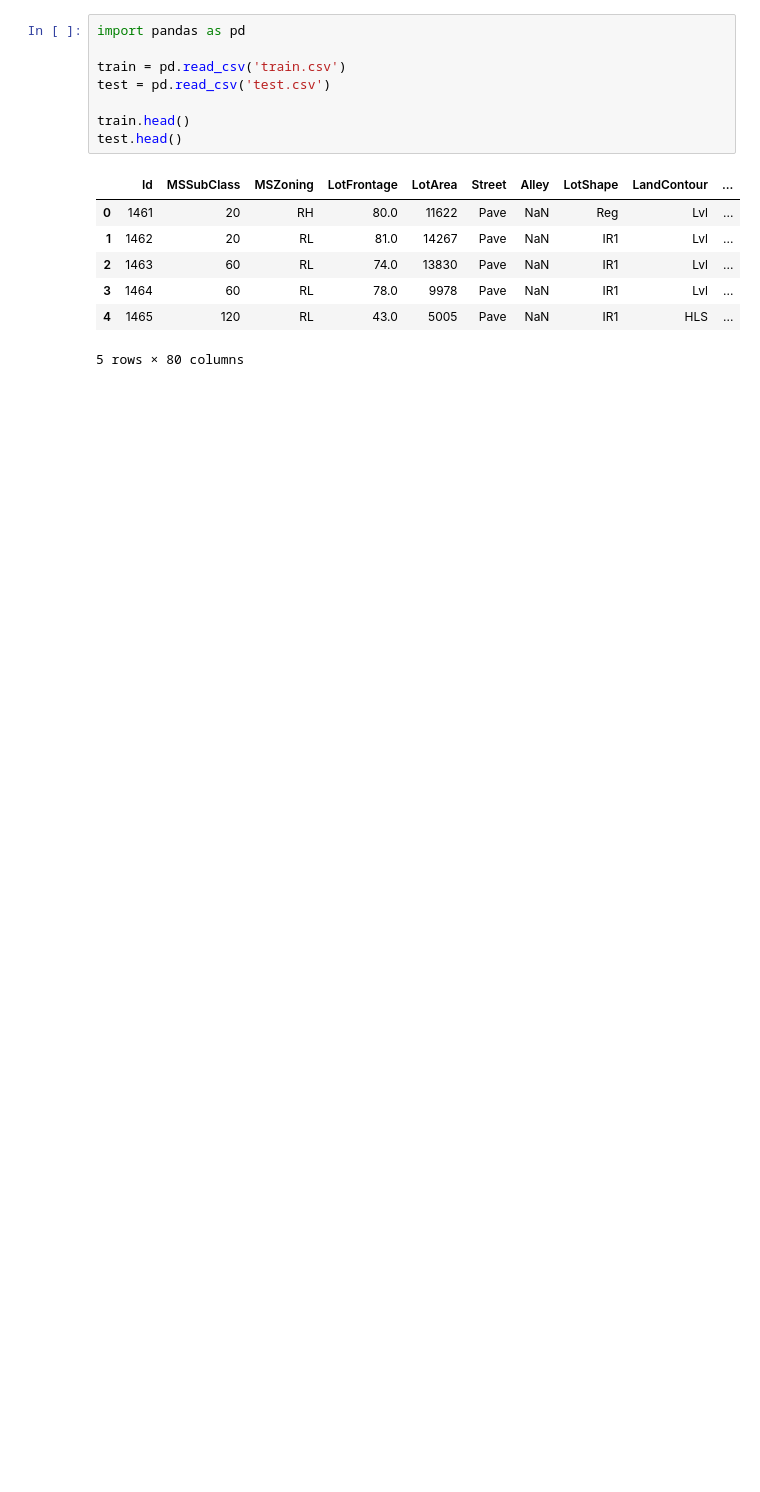
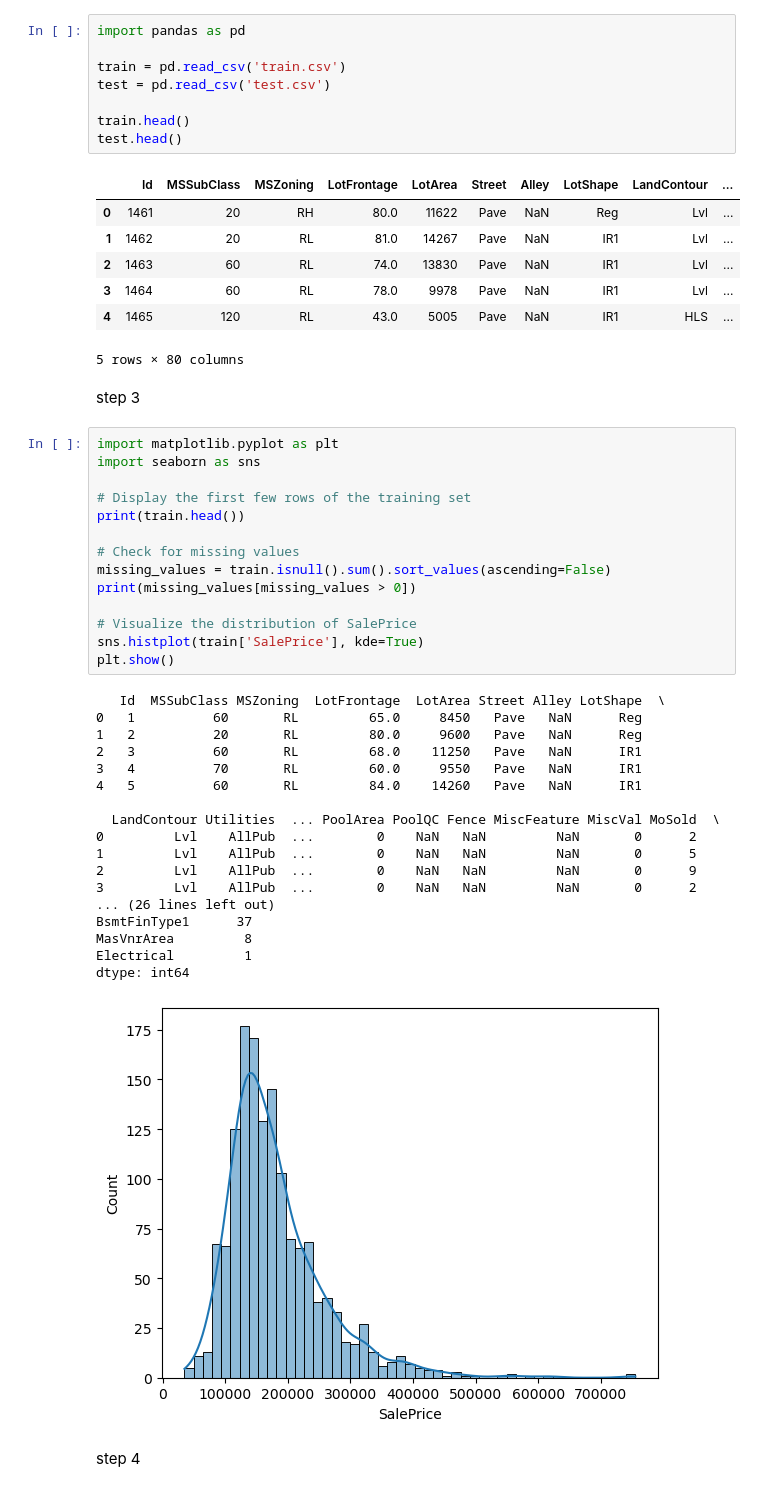
Before and after one commit to nazmul-nil/house-price-prediction, a Jupyter notebook: house-price-prediction.ipynb, the cells around one changed output. Cells and saved outputs as stored; diff of their text form; blank space fills up the shorter version.

```diff
--- a/house-price-prediction.ipynb
+++ b/house-price-prediction.ipynb
@@ -16,3 +20,40 @@ test.head()
 | 3 | 1464 | 60 | RL | 78.0 | 9978 | Pave | NaN | IR1 | Lvl | ... |
 | 4 | 1465 | 120 | RL | 43.0 | 5005 | Pave | NaN | IR1 | HLS | ... |
 5 rows × 80 columns
+# %% [markdown]
+step 3
+# %%
+import matplotlib.pyplot as plt
+import seaborn as sns
+
+# Display the first few rows of the training set
+print(train.head())
+
+# Check for missing values
+missing_values = train.isnull().sum().sort_values(ascending=False)
+print(missing_values[missing_values > 0])
+
+# Visualize the distribution of SalePrice
+sns.histplot(train['SalePrice'], kde=True)
+plt.show()
+# %% [output]
+   Id  MSSubClass MSZoning  LotFrontage  LotArea Street Alley LotShape  \
+0   1          60       RL         65.0     8450   Pave   NaN      Reg
+1   2          20       RL         80.0     9600   Pave   NaN      Reg
+2   3          60       RL         68.0    11250   Pave   NaN      IR1
+3   4          70       RL         60.0     9550   Pave   NaN      IR1
+4   5          60       RL         84.0    14260   Pave   NaN      IR1
+
+  LandContour Utilities  ... PoolArea PoolQC Fence MiscFeature MiscVal MoSold  \
+0         Lvl    AllPub  ...        0    NaN   NaN         NaN       0      2
+1         Lvl    AllPub  ...        0    NaN   NaN         NaN       0      5
+2         Lvl    AllPub  ...        0    NaN   NaN         NaN       0      9
+3         Lvl    AllPub  ...        0    NaN   NaN         NaN       0      2
+... (26 lines left out)
+BsmtFinType1      37
+MasVnrArea         8
+Electrical         1
+dtype: int64
+[figure, added]
+# %% [markdown]
+step 4
```
Also changed, not shown: parts of 9 cells of this notebook.
